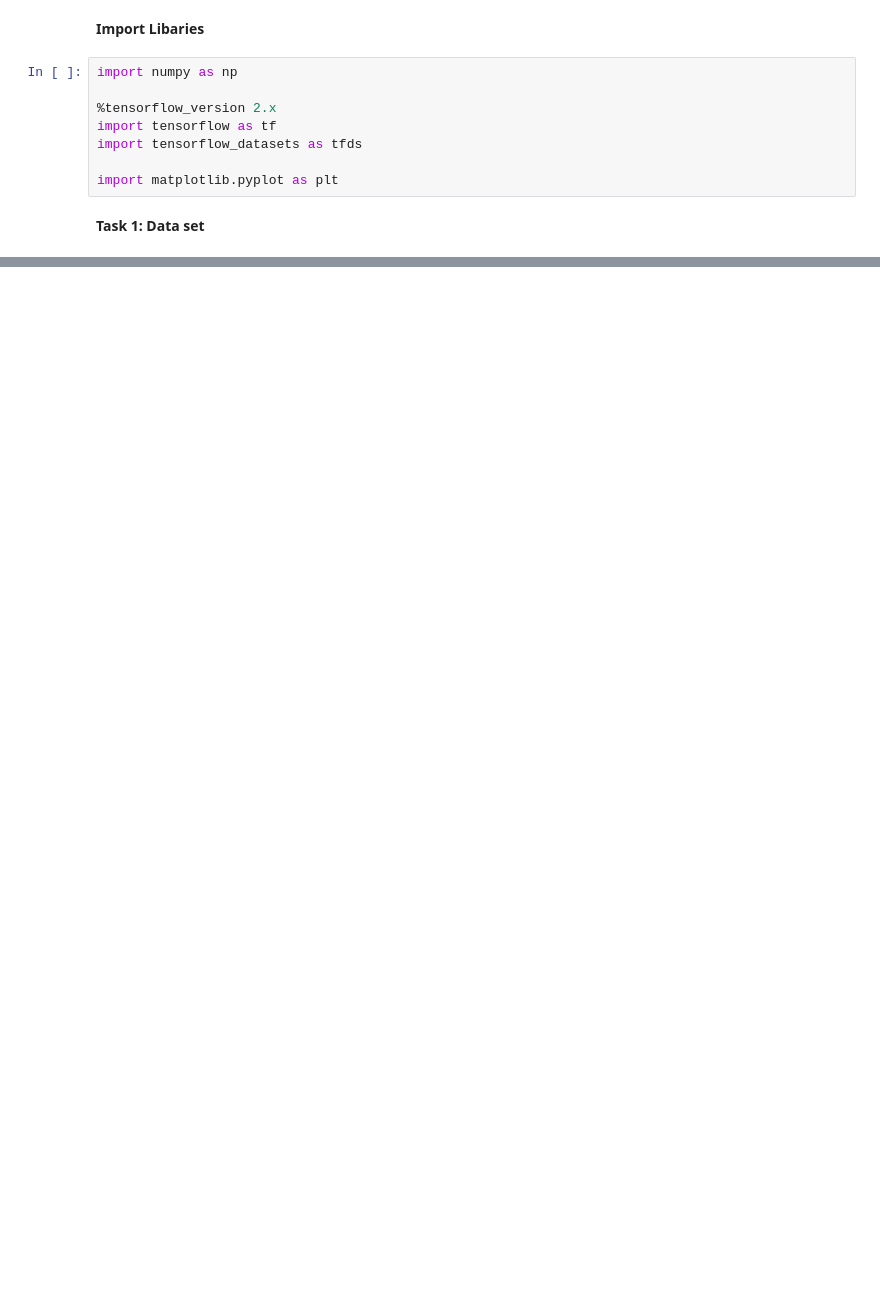
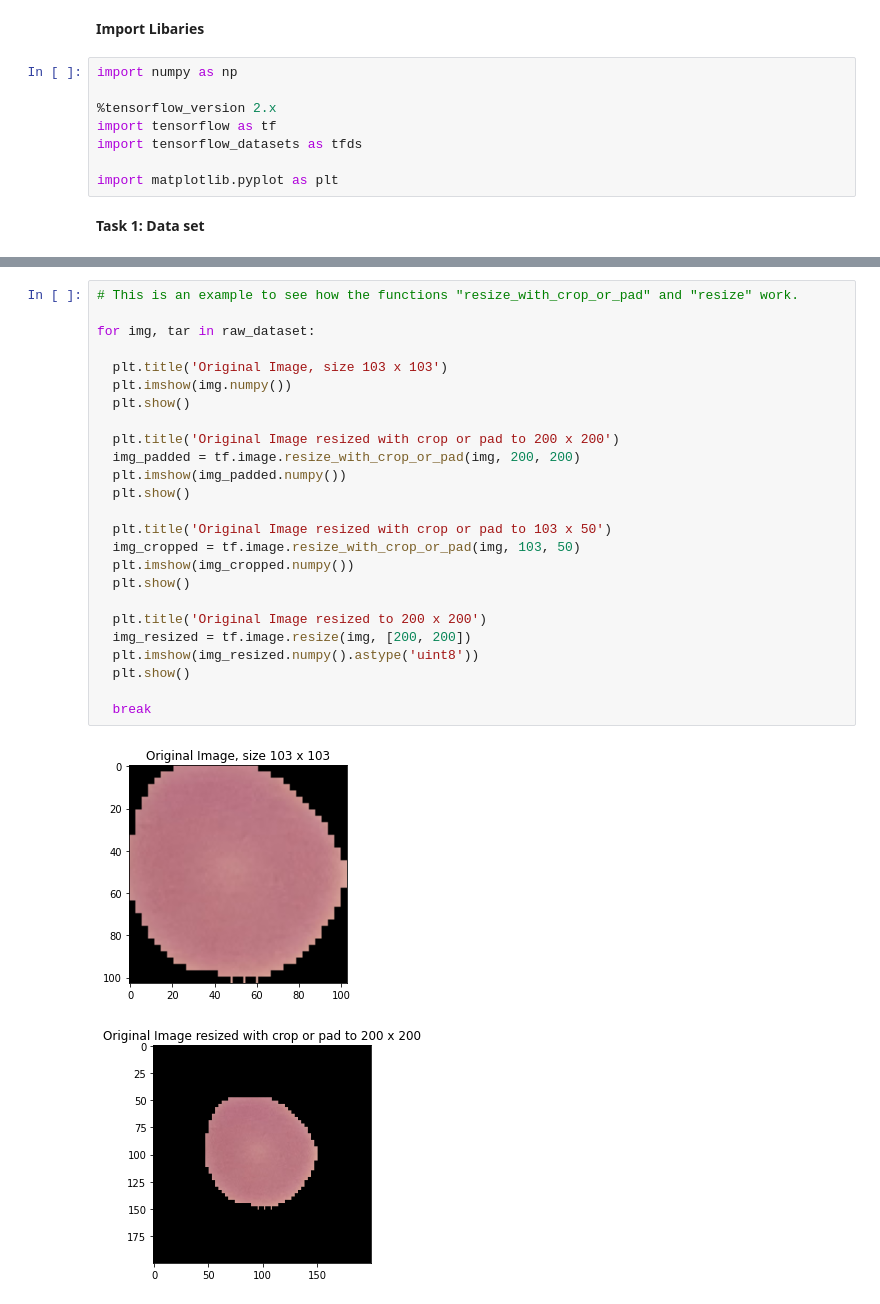
Before and after one commit to fabian9697/IANN_group30, a Jupyter notebook: Submitted_Homework/homework04/Data_Set_Test.ipynb, the cells around one changed output, grey strips where cells are left out. Drawn from its saved outputs; the diff is of its cells as text; blank space fills up the shorter version.

```diff
--- a/Submitted_Homework/homework04/Data_Set_Test.ipynb
+++ b/Submitted_Homework/homework04/Data_Set_Test.ipynb
@@ -90,0 +31,28 @@ WARNING:matplotlib.image:Clipping input data to the valid range for imshow with
+# %%
+# This is an example to see how the functions "resize_with_crop_or_pad" and "resize" work.
+
+for img, tar in raw_dataset:
+
+  plt.title('Original Image, size 103 x 103')
+  plt.imshow(img.numpy())
+  plt.show()
+
+  plt.title('Original Image resized with crop or pad to 200 x 200')
+  img_padded = tf.image.resize_with_crop_or_pad(img, 200, 200)
+  plt.imshow(img_padded.numpy())
+  plt.show()
+
+  plt.title('Original Image resized with crop or pad to 103 x 50')
+  img_cropped = tf.image.resize_with_crop_or_pad(img, 103, 50)
+  plt.imshow(img_cropped.numpy())
+  plt.show()
+
+  plt.title('Original Image resized to 200 x 200')
+  img_resized = tf.image.resize(img, [200, 200])
+  plt.imshow(img_resized.numpy().astype('uint8'))
+  plt.show()
+
+  break
+# %% [output]
+[figure, added]
+[figure, added]
```
Also changed, not shown: parts of 5 cells of this notebook, 3 other files.
